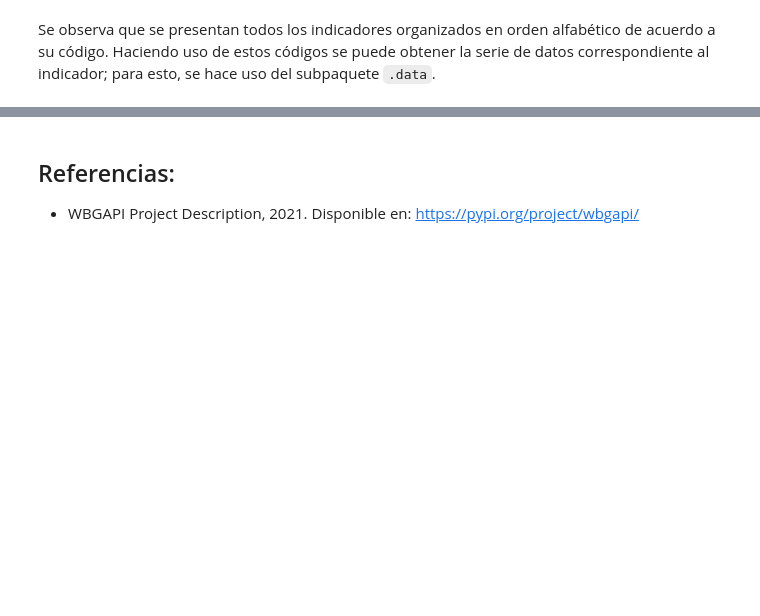
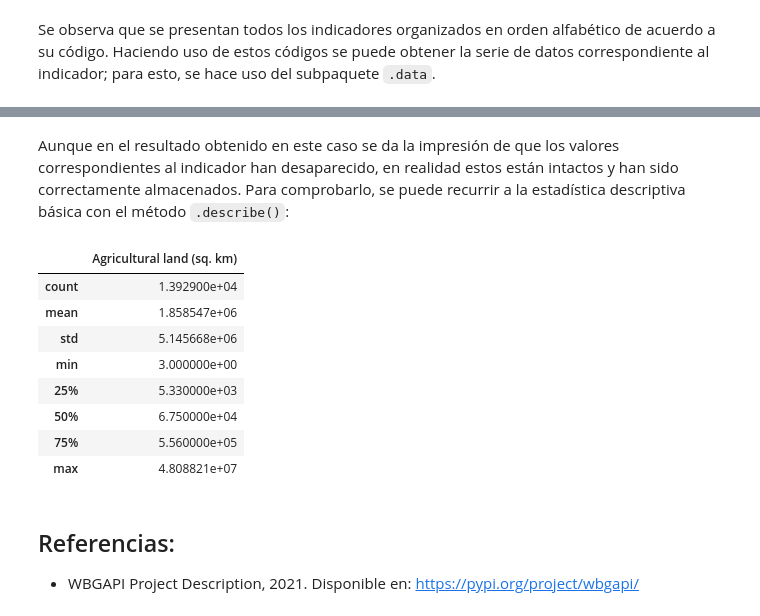
Before and after one commit to FabianTriana/Web-Scraping-Obtencion-Datos, a Jupyter notebook: Banco Mundial WBGAPI.ipynb, the cells around one changed output, grey strips where cells are left out. Drawn from its saved outputs; the diff is of its cells as text; code cells hidden in the pictures; blank space fills up the shorter version.

```diff
--- a/Banco Mundial WBGAPI.ipynb
+++ b/Banco Mundial WBGAPI.ipynb
@@ -174,0 +235,14 @@ df.head()
+# %% [markdown]
+Aunque en el resultado obtenido en este caso se da la impresión de que los valores correspondientes al indicador han desaparecido, en realidad estos están intactos y han sido correctamente almacenados. Para comprobarlo, se puede recurrir a la estadística descriptiva básica con el método `.describe()`:
+# %%
+new_df.describe()
+# %% [output]
+|  | Agricultural land (sq. km) |
+| count | 1.392900e+04 |
+| mean | 1.858547e+06 |
+| std | 5.145668e+06 |
+| min | 3.000000e+00 |
+| 25% | 5.330000e+03 |
+| 50% | 6.750000e+04 |
+| 75% | 5.560000e+05 |
+| max | 4.808821e+07 |
```
Also changed, not shown: parts of 14 cells of this notebook.
